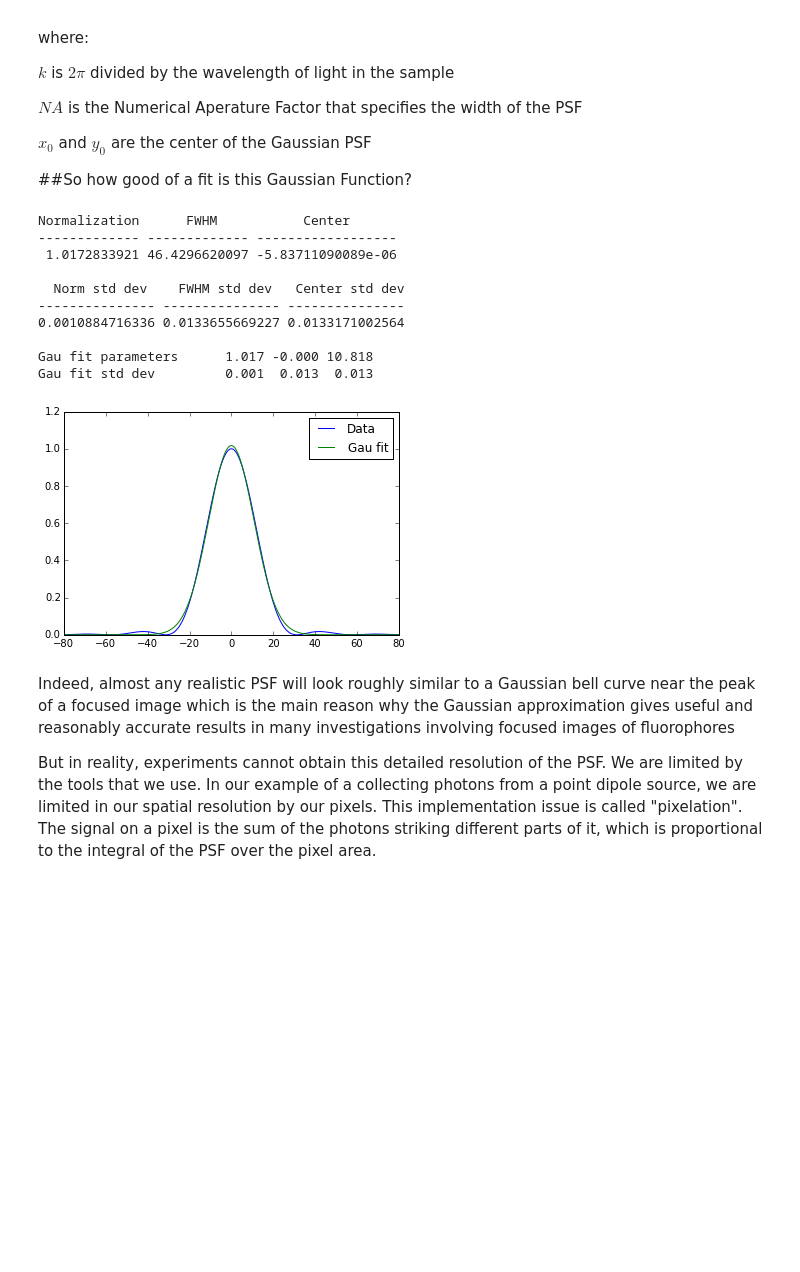
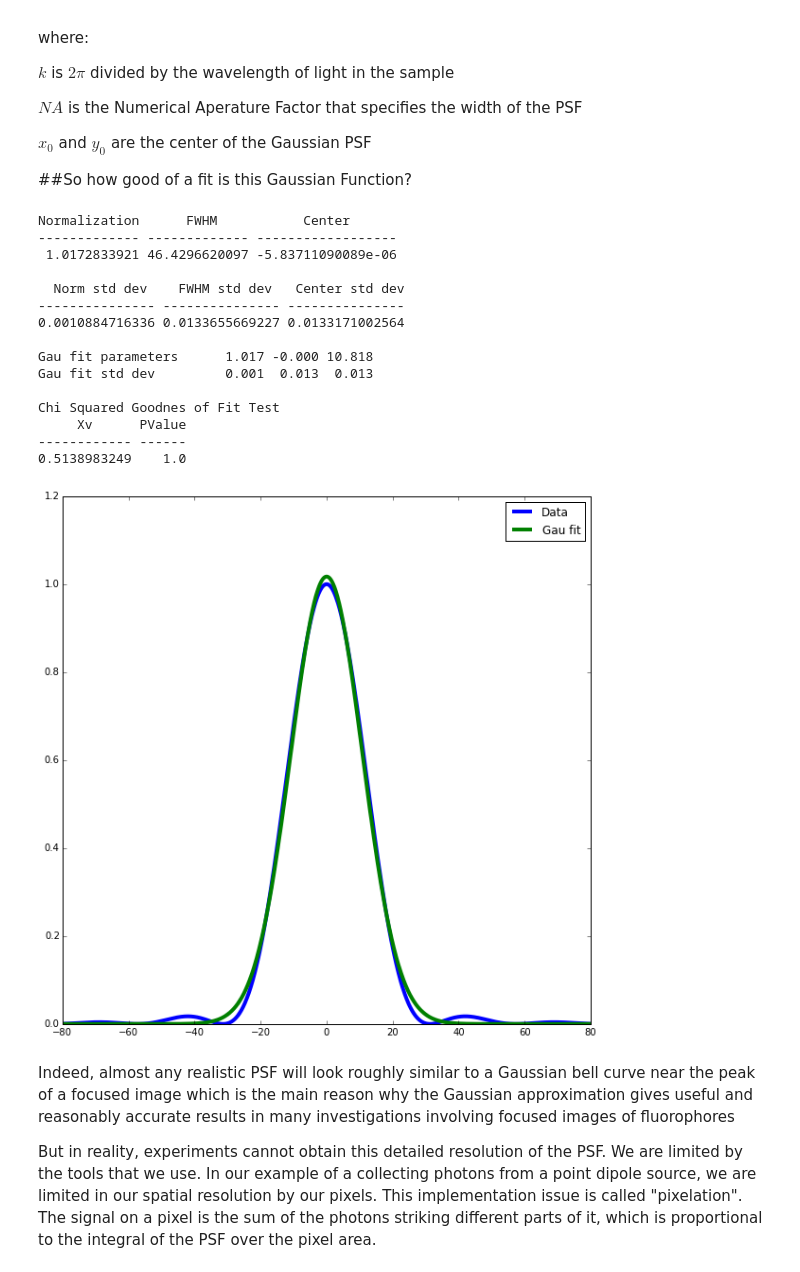
Before and after one commit to UCLA-Chem114/lab_notebooks, a Jupyter notebook: Intro to Superresolution.ipynb, the cells around one changed output. Drawn from its saved outputs; the diff is of its cells as text; code cells hidden in the pictures; blank space fills up the shorter version.

```diff
--- a/Intro to Superresolution.ipynb
+++ b/Intro to Superresolution.ipynb
@@ -236,43 +211,67 @@ def plot_airy2d(x_0=0, l = 600, M = 60, NA = 1.4):
 
     pg,cg = curve_fit(fgau,xdist,I[I.shape[1]/2,:])
 
     ygau = fgau(xdist,*pg)
 
-    plot(xdist,I[I.shape[1]/2,:],'b-',label='Data')
+    #Calculating Chi^2
+    data = I[I.shape[1]/2,:]
+    expected_values=scipy.array(data)
+    observed_values=scipy.array(ygau)
+    Xmin,pvalue = chisquare(observed_values, f_exp=expected_values,ddof=3)
+    pvalue = np.float(pvalue)
+    Xmin = np.float(Xmin)
+    Xv = Xmin/(xdist.shape[0]-3)
+    #chi = np.array([Xv,pvalue])
 
-    plot(xdist,ygau,'g-',label='Gau fit')
+
+    plt.figure(figsize=(10,10))
+    plot(xdist,I[I.shape[1]/2,:],'b-',label='Data',lw= 4)
+
+    plot(xdist,ygau,'g-',label='Gau fit', lw= 4)
     legend()
-    print ''
+    print('')
     t = Table()
     t['Normalization'] = [pg[0]]
     t['FWHM'] = [2.0*math.sqrt(2.0*math.log(10.0))*pg[2]]
     t['Center'] = [pg[1]]
-    print t
+    print(t)
 
-    print ''
+    print('')
 
     tstddev = Table()
     tstddev['Norm std dev'] = [sqrt(diag(cg))[0]]
     tstddev['FWHM std dev'] = [sqrt(diag(cg))[2]]
     tstddev['Center std dev'] = [sqrt(diag(cg))[1]]
-    print tstddev
+    print(tstddev)
 
-    print ''
+    print('')
 
-    print 'Gau fit parameters     {0:6.3f} {1:6.3f} {2:6.3f}'.format(*pg)
-    print 'Gau fit std dev        {0:6.3f} {1:6.3f} {2:6.3f}'.format(*sqrt(diag(cg)))
+    print('Gau fit parameters     {0:6.3f} {1:6.3f} {2:6.3f}'.format(*pg))
+    print('Gau fit std dev        {0:6.3f} {1:6.3f} {2:6.3f}'.format(*sqrt(diag(cg))))
+
+    print('')
+    print('Chi Squared Goodnes of Fit Test')
+    chitable = Table()
+    chitable['Xv'] = [Xv]
+    chitable['PValue'] = [pvalue]
+    print(chitable)
 # %% [output]
 Normalization      FWHM           Center
 ------------- ------------- ------------------
  1.0172833921 46.4296620097 -5.83711090089e-06
 
   Norm std dev    FWHM std dev   Center std dev
 --------------- --------------- ---------------
 0.0010884716336 0.0133655669227 0.0133171002564
 
 Gau fit parameters      1.017 -0.000 10.818
 Gau fit std dev         0.001  0.013  0.013
+
+Chi Squared Goodnes of Fit Test
+     Xv      PValue
+------------ ------
+0.5138983249    1.0
-[figure, old version]
+[figure, new version]
 # %% [markdown]
 Indeed, almost any realistic PSF will look roughly similar to a Gaussian bell curve near the peak of a focused image which is the main reason why the Gaussian approximation gives useful and reasonably accurate results in many investigations involving focused images of fluorophores
 
```
Also changed, not shown: parts of 19 cells of this notebook, 3 other files.
